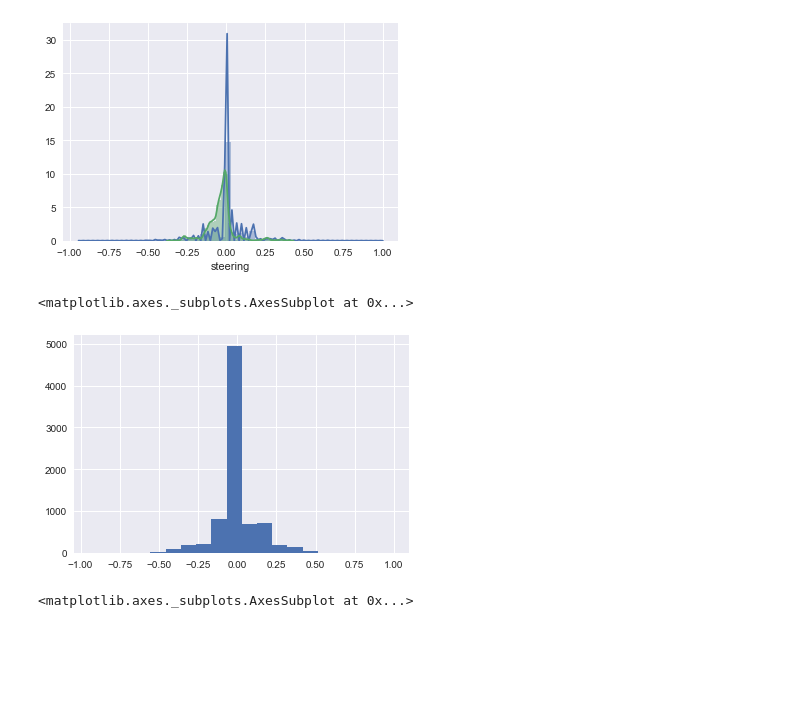
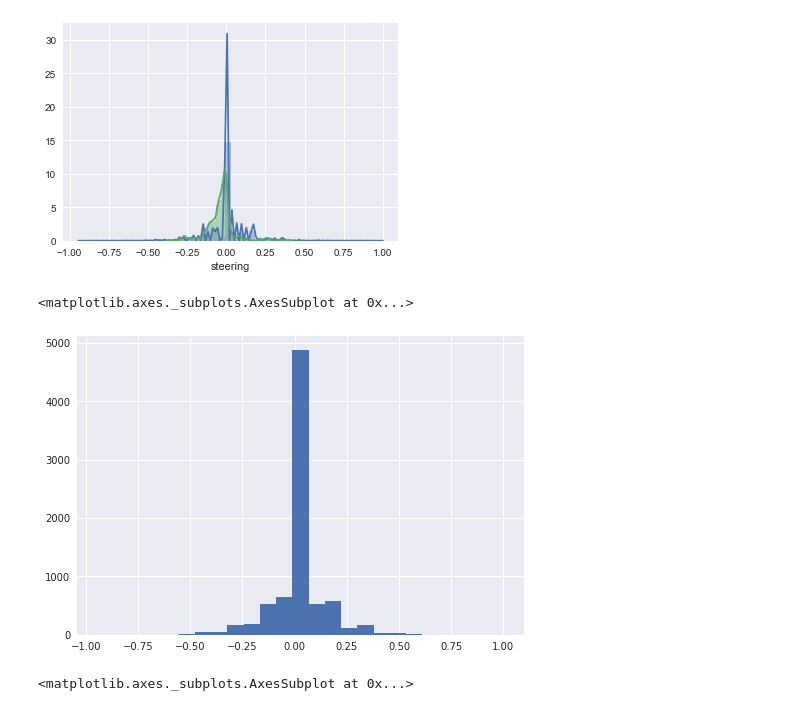
Before and after one commit to suryasumukh/CarND-Behavioral-Cloning-P3, a Jupyter notebook: notebooks/exploration.ipynb, the cells around one changed output. Drawn from its saved outputs; the diff is of its cells as text; code cells hidden in the pictures; blank space fills up the shorter version.

```diff
--- a/notebooks/exploration.ipynb
+++ b/notebooks/exploration.ipynb
@@ -32,10 +32,10 @@ sns.distplot(test_run['steering'])
 <matplotlib.axes._subplots.AxesSubplot at 0x...>
 [figure]
 # %%
-sample_run['steering'].hist(bins=20)
+sample_run['steering'].hist(bins=25)
 # %% [output]
 <matplotlib.axes._subplots.AxesSubplot at 0x...>
-[figure, old version]
+[figure, new version]
 # %%
 test_run['steering'].hist(bins=20)
 # %% [output]
```
Also changed, not shown: parts of 5 cells of this notebook, 2 other files.
